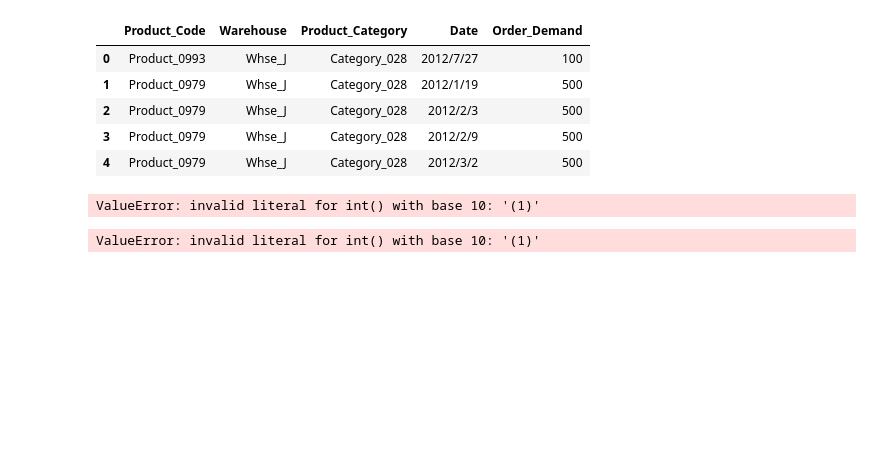
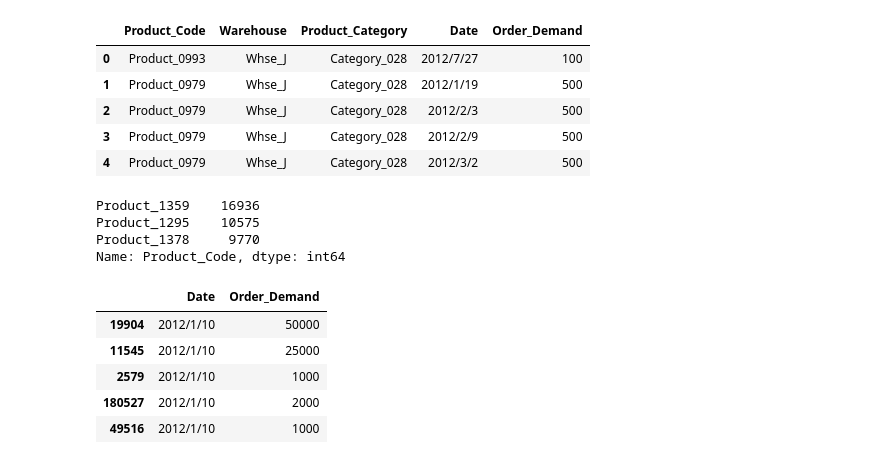
Before and after one commit to mt3443/time-series, a Jupyter notebook: time_series.ipynb, the cells around one changed output. Saved outputs shown, nothing was run; the diff lists cells and outputs as text; code cells hidden in the pictures; blank space fills up the shorter version.

```diff
--- a/time_series.ipynb
+++ b/time_series.ipynb
@@ -12,40 +15,3 @@ df.head()
 | 2 | Product_0979 | Whse_J | Category_028 | 2012/2/3 | 500 |
 | 3 | Product_0979 | Whse_J | Category_028 | 2012/2/9 | 500 |
 | 4 | Product_0979 | Whse_J | Category_028 | 2012/3/2 | 500 |
-# %%
-product_ids = []
-warehouse_ids = []
-category_ids = []
-years = []
-months = []
-days = []
-demands = []
-
-warehouses = list(df['Warehouse'].unique())
-
-for index, row in df.iterrows():
-    product_ids.append(int(row['Product_Code'].split('_')[1]))
-
-    warehouse_ids.append(warehouses.index(row['Warehouse']))
-
-    category_ids.append(int(row['Product_Category'].split('_')[1]))
-
-    ymd = str(row['Date']).split('/')
-    years.append(int(ymd[0]))
-    months.append(int(ymd[1]))
-    days.append(int(ymd[2]))
-
-    demands.append(int(row['Order_Demand']))
-
-df.insert(0, 'product_id', product_ids)
-df.insert(1, 'warehouse_id', warehouse_ids)
-df.insert(2, 'category_id', category_ids)
-df.insert(3, 'year', years)
-df.insert(4, 'month', months)
-df.insert(5, 'day', days)
-df.insert(6, 'demand', demands)
-
-df = df.drop(columns=['Product_Code', 'Warehouse', 'Product_Category', 'Date', 'Order_Demand'])
-df.head()
-# %% [output]
-ValueError: invalid literal for int() with base 10: '(1)'
@@ -62,4 +18,19 @@ print(model.score(test_input, test_output))
-# %%
-df['Order_Demand'].astype(int)
-# %% [output]
-ValueError: invalid literal for int() with base 10: '(1)'
+# %%
+df['Product_Code'].value_counts()[:3]
+# %% [output]
+Product_1359    16936
+Product_1295    10575
+Product_1378     9770
+Name: Product_Code, dtype: int64
+# %%
+df = df.loc[df['Product_Code'] == 'Product_1359']
+df = df.drop(columns=['Product_Code', 'Warehouse', 'Product_Category'])
+df = df.sort_values(by=['Date'])
+df.head()
+# %% [output]
+|  | Date | Order_Demand |
+| 19904 | 2012/1/10 | 50000 |
+| 11545 | 2012/1/10 | 25000 |
+| 2579 | 2012/1/10 | 1000 |
+| 180527 | 2012/1/10 | 2000 |
+| 49516 | 2012/1/10 | 1000 |
```
Also changed, not shown: parts of 8 cells of this notebook.
